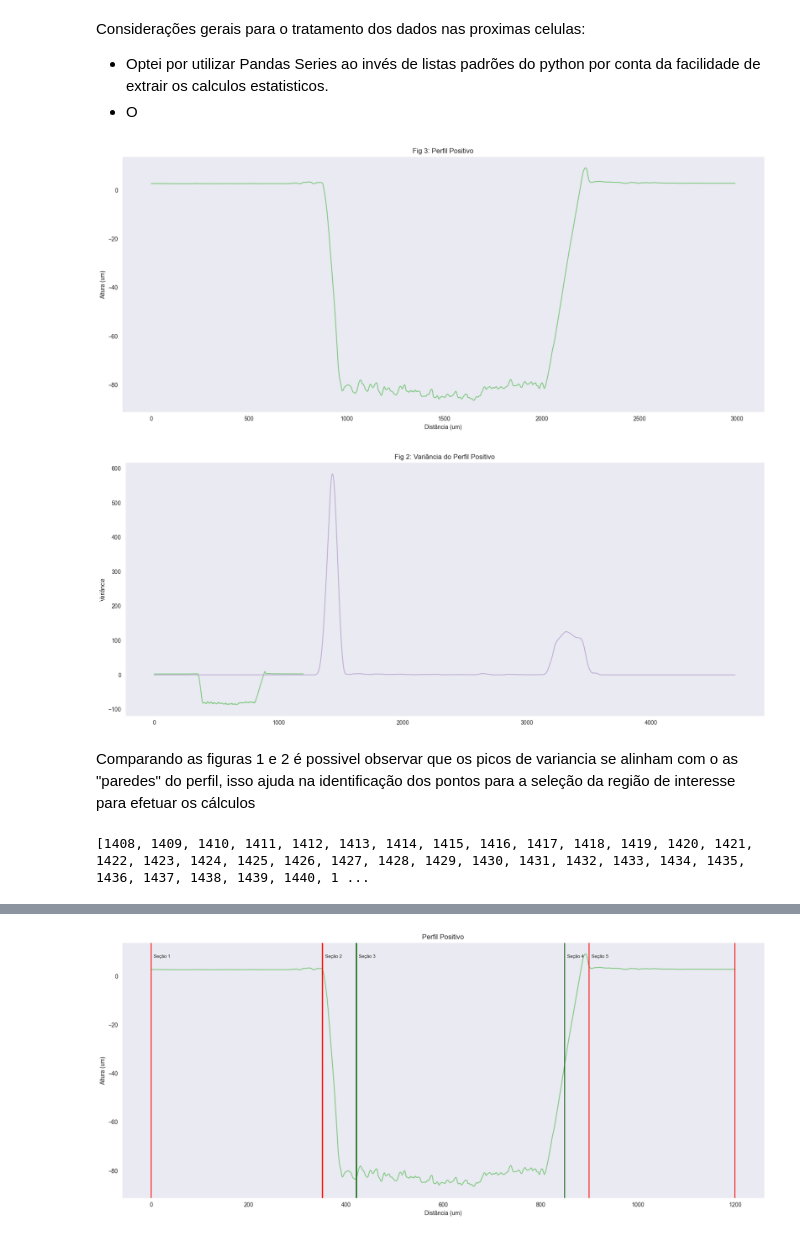
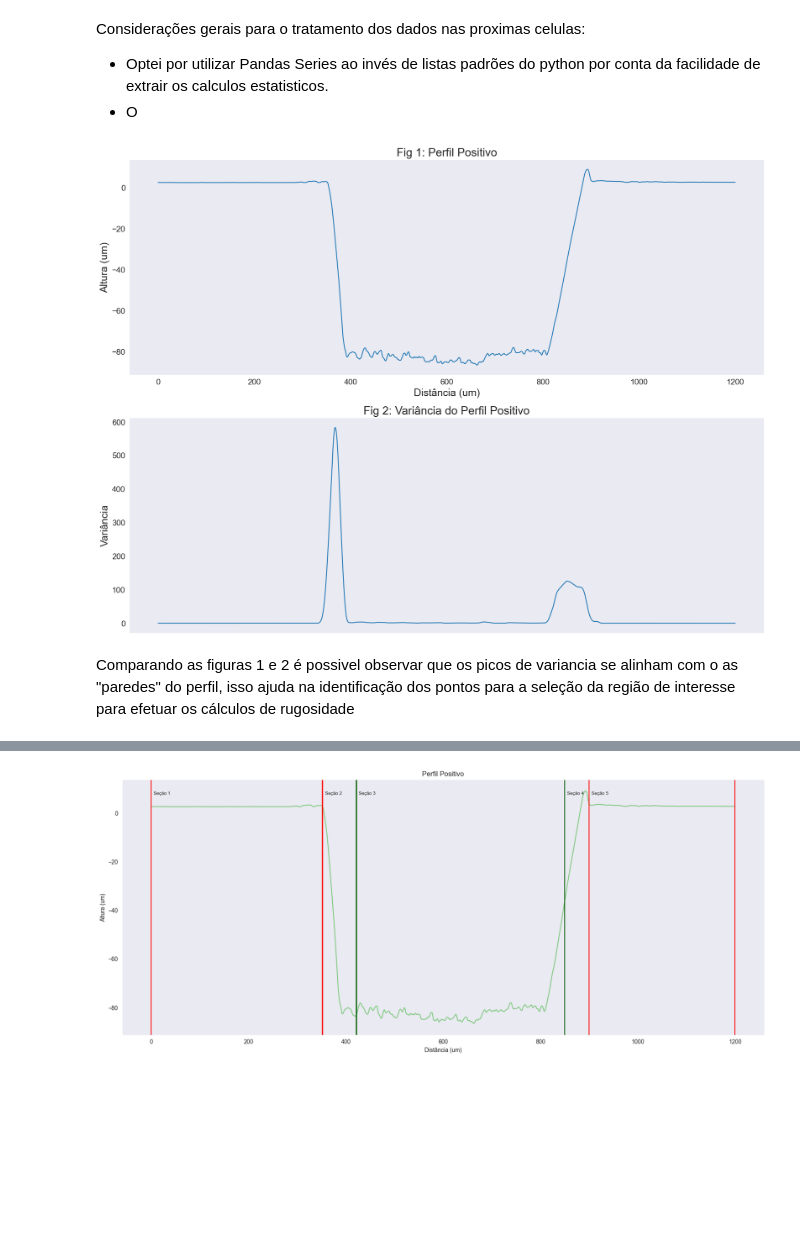
Before and after one commit to Pidoviski/calculadora_de_rugosidade, a Jupyter notebook: main.ipynb, the cells around one changed output, grey strips where cells are left out. Cells and saved outputs as stored; diff of their text form; code cells hidden in the pictures; blank space fills up the shorter version.

Commit message:
Formatação dos plots e inclusão de textos explicativos

```diff
--- a/main.ipynb
+++ b/main.ipynb
@@ -297,7 +297,6 @@ class DektakLoad:
                                         subsubitem.data['unit_symbol_y'] + 'y')
                     break
             if plot:
-                teste = dim2.data['value']
                 plt.imshow(mat.data['data']*scale.data['value'],
                            extent=[0,dim2.data['value'],
                                    0,dim1.data['value']])
@@ -308,9 +307,9 @@ class DektakLoad:
                            np.shape(mat.data['data'])[1])
             ys=np.linspace(0, dim1.data['value'],
                            np.shape(mat.data['data'])[0])
-            return (xs, ys, zs, teste)
+            return (xs, ys, zs)
         else:
-            return None, None, None, None
+            return None, None, None
 
     def get_metadata(self):
         for item in self.items:
@@ -338,7 +337,7 @@ import numpy as np
 corte = 150  #Perfil 1D de corte
 
 sns.set_style('dark')
-sns.set_palette('Accent')
+sns.set_palette('tab10')
 
 loader = DektakLoad('T1A/T1A_90graus_Positivo.OPDx')
 x,y,z,teste = loader.get_data_2D()
@@ -354,16 +353,6 @@ Considerações gerais para o tratamento dos dados nas proximas celulas:
 
  - Optei por utilizar Pandas Series ao invés de listas padrões do python por conta da facilidade de extrair os calculos estatisticos.
  - O
-# %%
-ax1 = sns.lineplot(y= altura, x = y)
-ax1.figure.set_size_inches(20,8)
-figure += 1
-ax1.set_title("Fig %d: Perfil %s"%(figure, Perfil))
-ax1.set(xlabel = "Distância (um)", ylabel = "Altura (um)")
-
-plt.show()
-# %% [output]
-[figure, removed]
 # %%
 altura = pd.Series()        #Lista onde é armazenado as alturas do perfil selecionado, utilizei o pandas por conta da facilidade de fazer calculos estatisticos
 aux = pd.Series()           #Lista auxiliar para armazenar dados temporarios que construirão a curva de variancia do perfil
@@ -373,61 +362,52 @@ pontos = 125                #Quantidade de pontos que a logica de varredura perc
 
 #Varre todos os pontos da linha de "corte" da matriz Z
 for i in range(len(y)):
     altura[i] = ((z[i][corte]*1000000))
 
 #identificando o tipo de Perfil
 if altura.mean() > 0:
     Perfil = "Negativo"
 else:
     Perfil = "Positivo"
 
 
 aux = pd.Series()           #Lista auxiliar para armazenar dados temporarios que construirão a curva de variancia do perfil
 altura_var = pd.Series()    #Lista que armazenará a variância
 
 #Laço que varre 'n' pontos para calcular a variancia local, sempre se deslocando 1 ponto para o final da curva
 for i in range(len(altura)-pontos):
     for j in range(pontos):
         aux[j] = altura[i+j]
     altura_var[i] = aux.var()
 
 #Plots
 figure = 0                   #Variavel que conta as imagens geradas ao longo do código
 
-ax1 = sns.lineplot(y= altura, x = y)
-ax1.figure.set_size_inches(20,8)
+
+fig, axs = plt.subplots(ncols=1,nrows=2, figsize=(20, 15))
+
+sns.lineplot(y= altura, x = y, ax = axs[0])
 figure += 1
-ax1.set_title("Fig %d: Perfil %s"%(figure, Perfil))
-ax1.set(xlabel = "Distância (um)", ylabel = "Altura (um)")
+axs[0].set_title("Fig %d: Perfil %s"%(figure, Perfil), fontsize = 20)
+axs[0].set_ylabel("Altura (um)", fontsize = 18)
+axs[0].set_xlabel("Distância (um)", fontsize = 18)
+axs[0].xaxis.set_tick_params(labelsize=14)
+axs[0].yaxis.set_tick_params(labelsize=14)
+
+
+sns.lineplot(altura_var, ax = axs[1])
+figure +=1
+axs[1].set_title("Fig %d: Variância do Perfil %s"%(figure, Perfil), fontsize = 20)
+axs[1].set_ylabel("Variância", fontsize = 18)
+axs[1].set_xlabel(None)
+axs[1].set_xticks([])
+axs[1].yaxis.set_tick_params(labelsize=14)
 
 
 
-ax2 = sns.lineplot(altura_var)
-ax2.figure.set_size_inches(20,8)
-figure +=1
-ax2.set_title("Fig %d: Variância do Perfil %s"%(figure, Perfil))
-ax2.set(ylabel = "Variância")
-
-ax2.set_xlabel(None)
-
 plt.show()
 # %% [output]
-[figure, old version]
+[figure, new version]
 # %% [markdown]
-Comparando as figuras 1 e 2 é possivel observar que os picos de variancia se alinham com o as "paredes" do perfil, isso ajuda na identificação dos pontos para a seleção da região de interesse para efetuar os cálculos
+Comparando as figuras 1 e 2 é possivel observar que os picos de variancia se alinham com o as "paredes" do perfil, isso ajuda na identificação dos pontos para a seleção da região de interesse para efetuar os cálculos de rugosidade
-# %%
-indices_criticos = []
-
-
-for i in range(len(altura)):
-    if i <= 2 or i >= (len(altura) - 3):
-        pass
-    else:
-        s = (altura[i+3] - altura[i-3])
-        if (s > 0.5) or (s < -0.5):
-            indices_criticos.append(i)
-
-print(indices_criticos)
-# %% [output]
-[1408, 1409, 1410, 1411, 1412, 1413, 1414, 1415, 1416, 1417, 1418, 1419, 1420, 1421, 1422, 1423, 1424, 1425, 1426, 1427, 1428, 1429, 1430, 1431, 1432, 1433, 1434, 1435, 1436, 1437, 1438, 1439, 1440, 1 ...
 # %%
```
Also changed, not shown: parts of 2 cells of this notebook.
